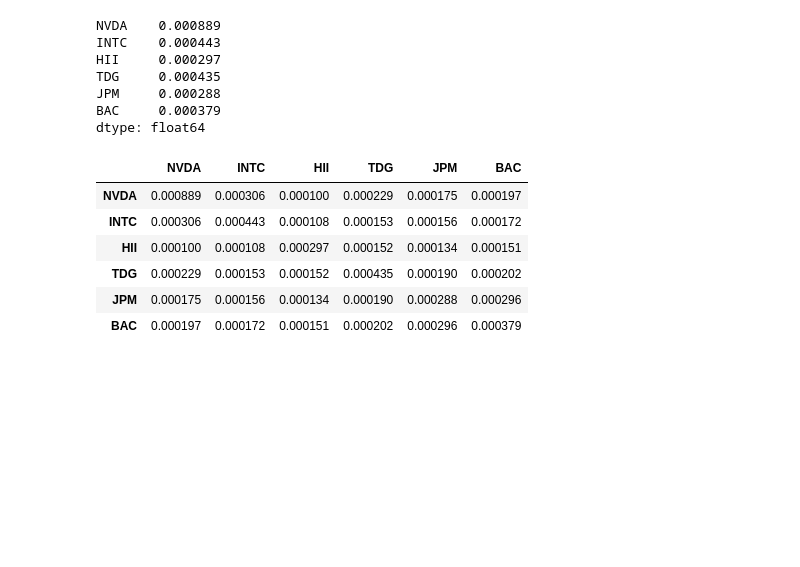
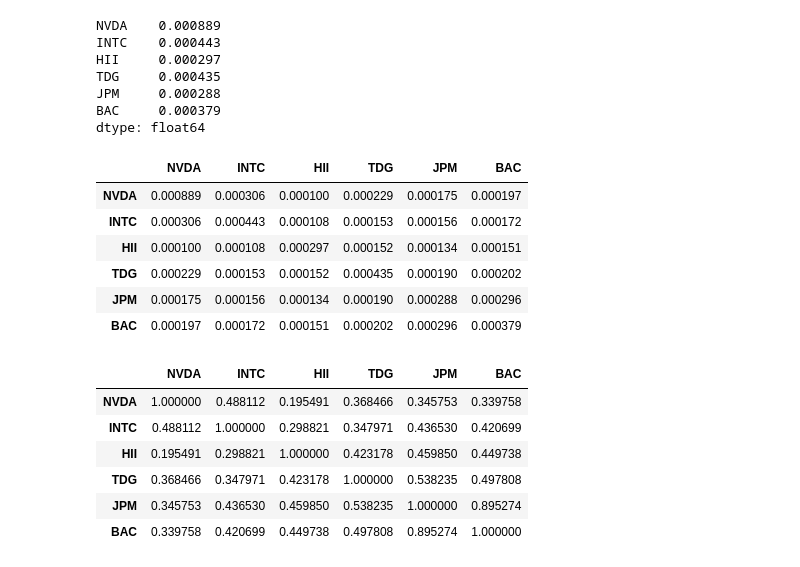
Before and after one commit to IlRickIs/BISF-project, a Jupyter notebook: project.ipynb, the cells around one changed output. Drawn from its saved outputs; the diff is of its cells as text; code cells hidden in the pictures; blank space fills up the shorter version.

```diff
--- a/project.ipynb
+++ b/project.ipynb
@@ -366,3 +379,16 @@ cov_matrix
 | TDG | 0.000229 | 0.000153 | 0.000152 | 0.000435 | 0.000190 | 0.000202 |
 | JPM | 0.000175 | 0.000156 | 0.000134 | 0.000190 | 0.000288 | 0.000296 |
 | BAC | 0.000197 | 0.000172 | 0.000151 | 0.000202 | 0.000296 | 0.000379 |
+# %%
+#creiamo la matrice delle correlazioni
+corr_matrix = rsNetti_df.corr()
+# %%
+corr_matrix.style.background_gradient(cmap='coolwarm')
+# %% [output]
+|  | NVDA | INTC | HII | TDG | JPM | BAC |
+| NVDA | 1.000000 | 0.488112 | 0.195491 | 0.368466 | 0.345753 | 0.339758 |
+| INTC | 0.488112 | 1.000000 | 0.298821 | 0.347971 | 0.436530 | 0.420699 |
+| HII | 0.195491 | 0.298821 | 1.000000 | 0.423178 | 0.459850 | 0.449738 |
+| TDG | 0.368466 | 0.347971 | 0.423178 | 1.000000 | 0.538235 | 0.497808 |
+| JPM | 0.345753 | 0.436530 | 0.459850 | 0.538235 | 1.000000 | 0.895274 |
+| BAC | 0.339758 | 0.420699 | 0.449738 | 0.497808 | 0.895274 | 1.000000 |
```
Also changed, not shown: parts of 25 cells of this notebook, 4 other files.
